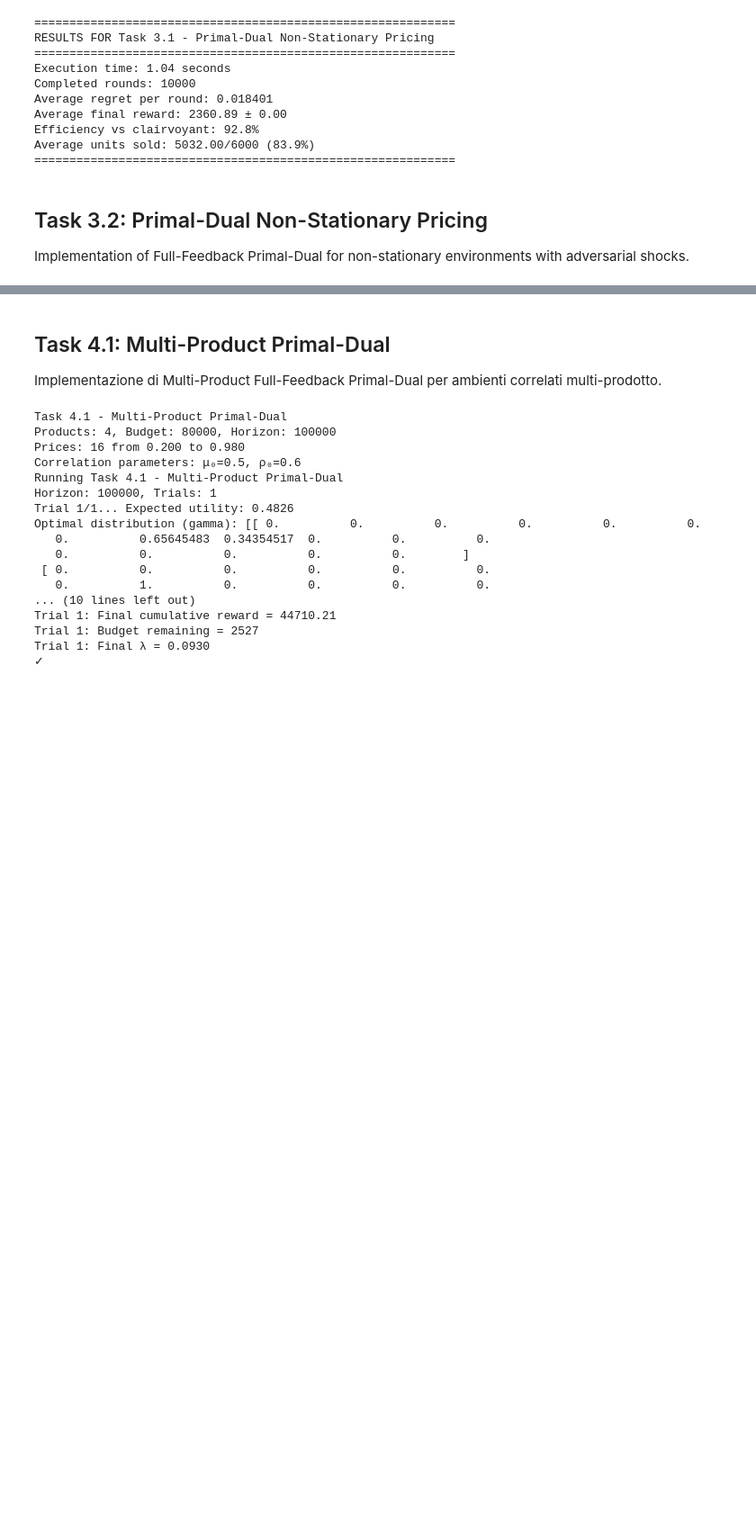
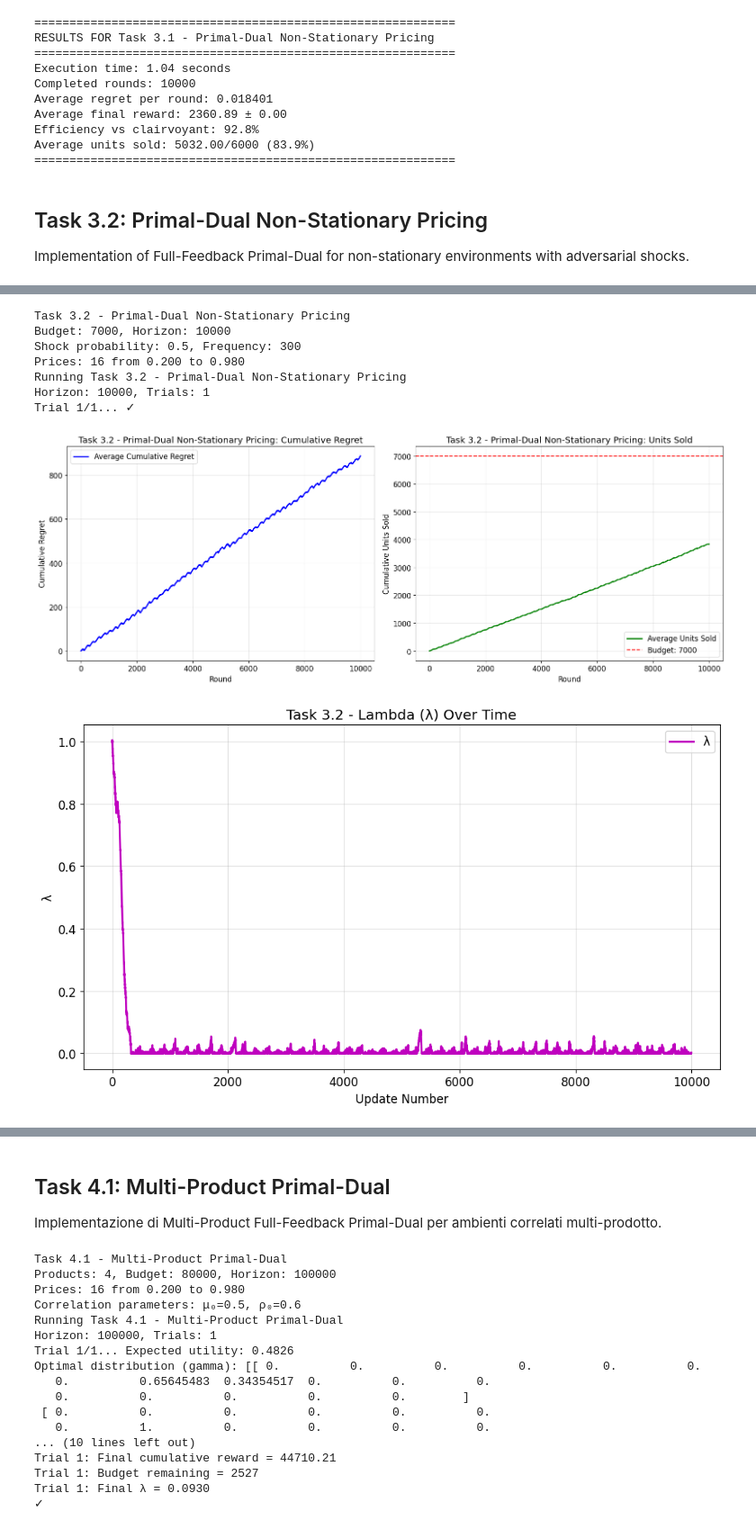
Before and after one commit to aceci0127/Online-Learning-Application-Group-Project, a Jupyter notebook: notebook.ipynb, the cells around one changed output, grey strips where cells are left out. Shown at 90% size. Drawn from its saved outputs; the diff is of its cells as text; code cells hidden in the pictures; blank space fills up the shorter version.

```diff
--- a/notebook.ipynb
+++ b/notebook.ipynb
@@ -570,0 +446,74 @@ Average units sold: 3835.00/7000 (54.8%)
+# %%
+class Task3_2_Runner(StandardExperimentRunner):
+    """Primal-Dual Non-Stationary Pricing experiment runner"""
+
+    def __init__(self, config: ExperimentConfig):
+        super().__init__(config)
+        self.prices = config.prices
+        self.shock_prob = 0.0
+        self.freq = 100
+        self.distribution = config.distribution
+
+    def create_environment(self, trial_seed: int):
+        rng = np.random.default_rng(trial_seed)
+        self.env = NonStationaryBudgetedPricingEnvironment(
+            self.prices, self.config.horizon, self.shock_prob, self.freq,
+            num_regimes=10000, rng=rng, distribution=self.distribution
+        )
+        return self.env
+
+    def create_agent(self):
+        self.agent = BanditFeedbackPrimalDual(
+            self.prices, self.config.horizon, self.config.budget)
+        return self.agent
+
+    def compute_clairvoyant_reward(self) -> float:
+        """Compute clairvoyant reward - override for specific tasks"""
+        sell_probabilities = self.env.compute_sell_probabilities()
+        exp_util, gamma, exp_cost = compute_clairvoyant_single_product(
+            self.prices, sell_probabilities, self.config.budget, self.config.horizon
+        )
+        return exp_util
+
+
+price_grid = create_default_prices()
+config = ExperimentConfig(
+    task_name="Task 3.2 - Primal-Dual Non-Stationary Pricing",
+    horizon=10_000,
+    n_trials=1,
+    seed=17,
+    budget=7_000,
+    prices=price_grid,
+    distribution=Distribution.BETA
+)
+
+print(f"Task 3.2 - Primal-Dual Non-Stationary Pricing")
+print(f"Budget: {config.budget}, Horizon: {config.horizon}")
+print(f"Shock probability: {0.50}, Frequency: {300}")
+print(
+    f"Prices: {len(price_grid)} from {price_grid[0]:.3f} to {price_grid[-2]:.3f}")
+
+runner = Task3_2_Runner(config)
+result = runner.run_experiment()
+
+StandardPlotter.plot_experiment_results(result, show_units=True)
+
+StandardPlotter.plot_lambda(
+    result.final_agents[0], title="Task 3.2 - Lambda (λ) Over Time")
+StandardPlotter.plot_hedge_probabilities(
+    result.final_agents[0], title="Task 3.2 - Hedge Probabilities Over Time")
+
+analysis = StandardAnalyzer.analyze_results(result)
+StandardAnalyzer.print_analysis(result, analysis)
+
+task3_1_result = result
+# %% [output]
+Task 3.2 - Primal-Dual Non-Stationary Pricing
+Budget: 7000, Horizon: 10000
+Shock probability: 0.5, Frequency: 300
+Prices: 16 from 0.200 to 0.980
+Running Task 3.2 - Primal-Dual Non-Stationary Pricing
+Horizon: 10000, Trials: 1
+Trial 1/1... ✓
+[figure, added]
+[figure, added]
```
Also changed, not shown: parts of 2 cells of this notebook.
